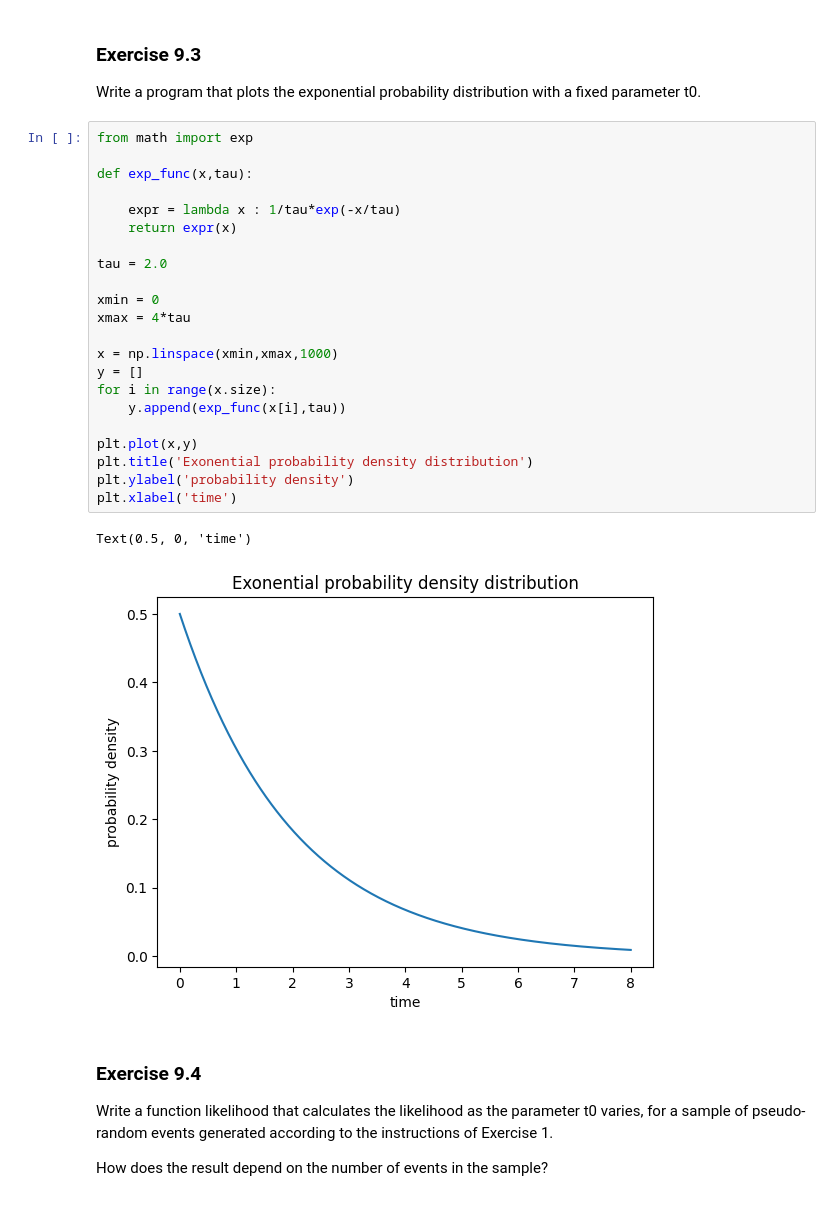
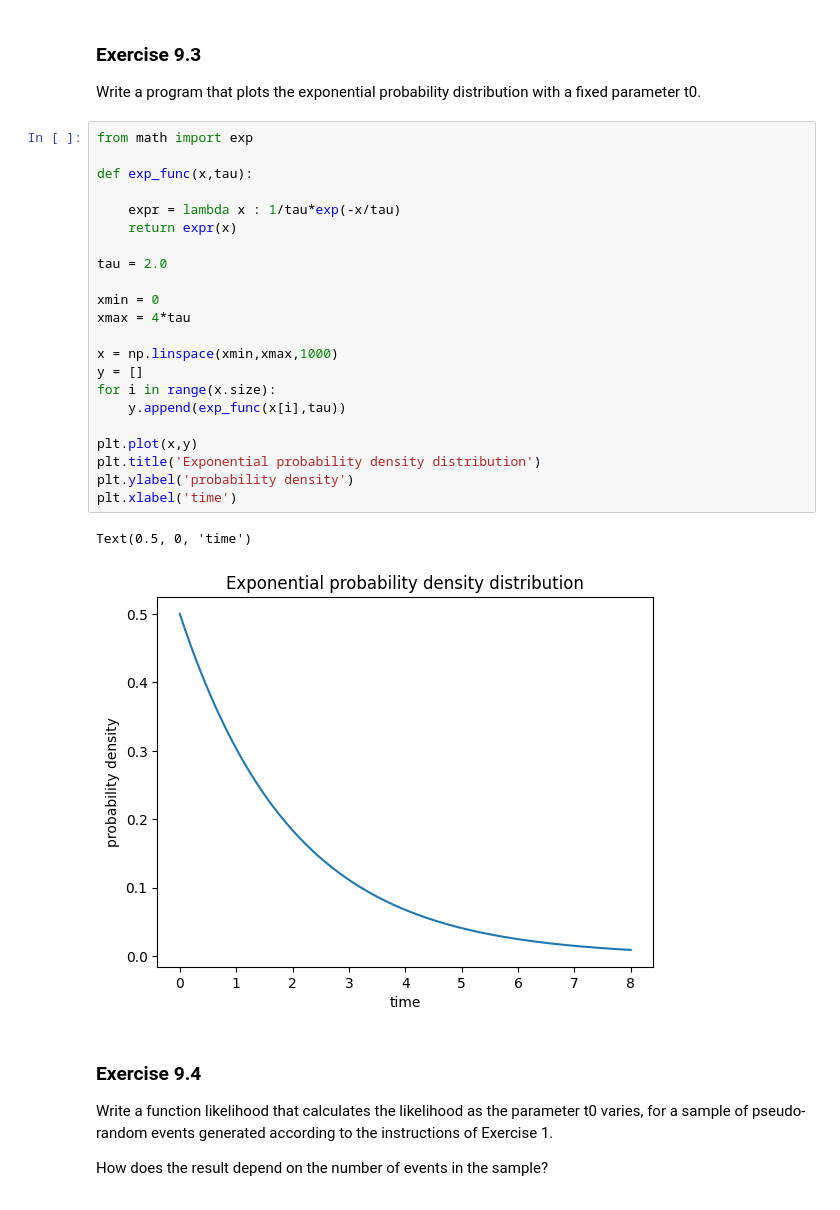
Before and after one commit to Murphy900/Lab-Code-, a Jupyter notebook: Ex 9 Python/Ex9.ipynb, the cells around one changed output. Drawn from its saved outputs; the diff is of its cells as text.

```diff
--- a/Ex 9 Python/Ex9.ipynb
+++ b/Ex 9 Python/Ex9.ipynb
@@ -112,28 +112,28 @@ if __name__ == '__main__': main()
 # %%
 from math import exp
 
 def exp_func(x,tau):
 
     expr = lambda x : 1/tau*exp(-x/tau)
     return expr(x)
 
 tau = 2.0
 
 xmin = 0
 xmax = 4*tau
 
 x = np.linspace(xmin,xmax,1000)
 y = []
 for i in range(x.size):
     y.append(exp_func(x[i],tau))
 
 plt.plot(x,y)
-plt.title('Exonential probability density distribution')
+plt.title('Exponential probability density distribution')
 plt.ylabel('probability density')
 plt.xlabel('time')
 # %% [output]
 Text(0.5, 0, 'time')
-[figure, old version]
+[figure, new version]
 # %% [markdown]
 <h3> Exercise 9.4 </h3>
 <p> Write a function likelihood that calculates the likelihood as the parameter t0 varies, for a sample of pseudo-random events generated according to the instructions of Exercise 1.
```
Also changed, not shown: parts of 5 cells of this notebook, 26 other files.
